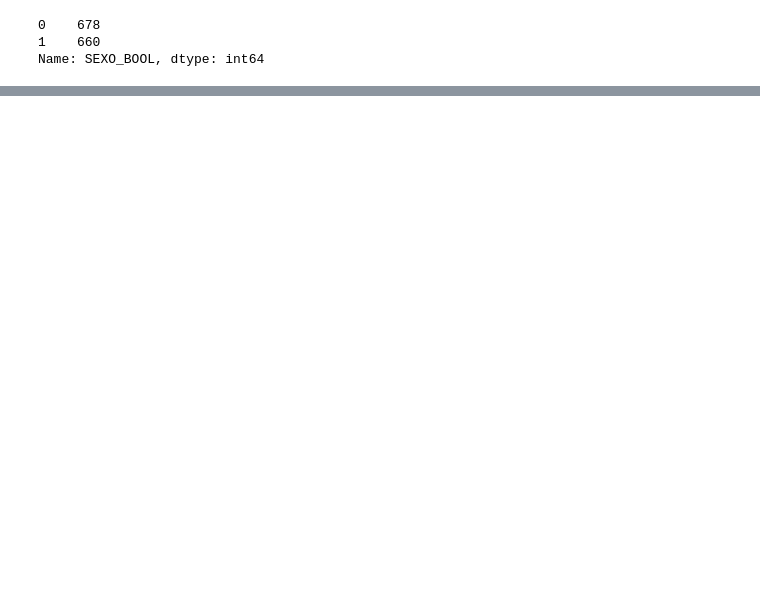
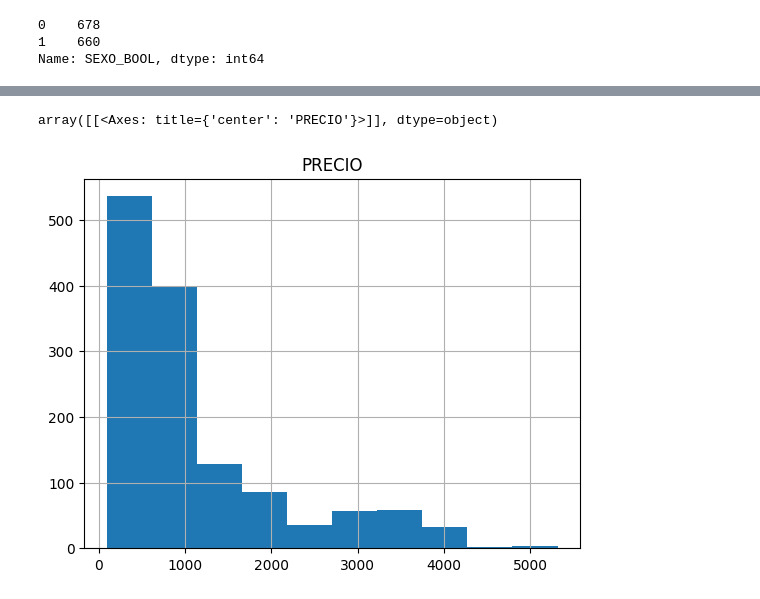
Before and after one commit to rulogar1234/nuclio-1, a Jupyter notebook: Clase2_Preprocesamiento_en_clase.ipynb, the cells around one changed output, grey strips where cells are left out. Saved outputs shown, nothing was run; the diff lists cells and outputs as text; code cells hidden in the pictures; blank space fills up the shorter version.

```diff
--- a/Clase2_Preprocesamiento_en_clase.ipynb
+++ b/Clase2_Preprocesamiento_en_clase.ipynb
@@ -183,3 +277,5 @@ Name: SEXO_BOOL, dtype: int64
+# %%
+df_seguro3 = df_seguro2.copy()
 # %%
 '''7. PREPROCESAMIENTO'''
 # %%
@@ -187,2 +321,8 @@ Name: SEXO_BOOL, dtype: int64
 # %%
 '''7.2 ANALISIS DEL TARGET'''
+# %%
+df_seguro3.hist("PRECIO")
+#hay que trasnformarlo a normal
+# %% [output]
+array([[<Axes: title={'center': 'PRECIO'}>]], dtype=object)
+[figure, added]
```
Also changed, not shown: parts of 32 cells of this notebook.
